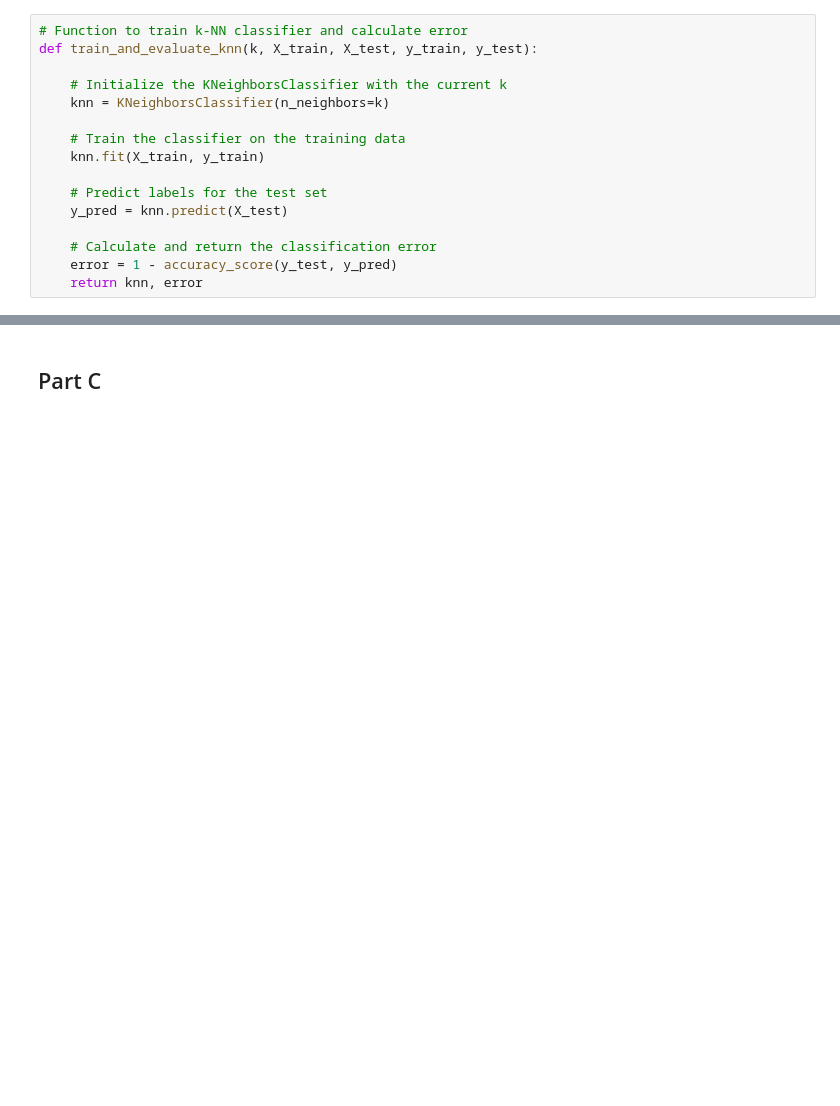
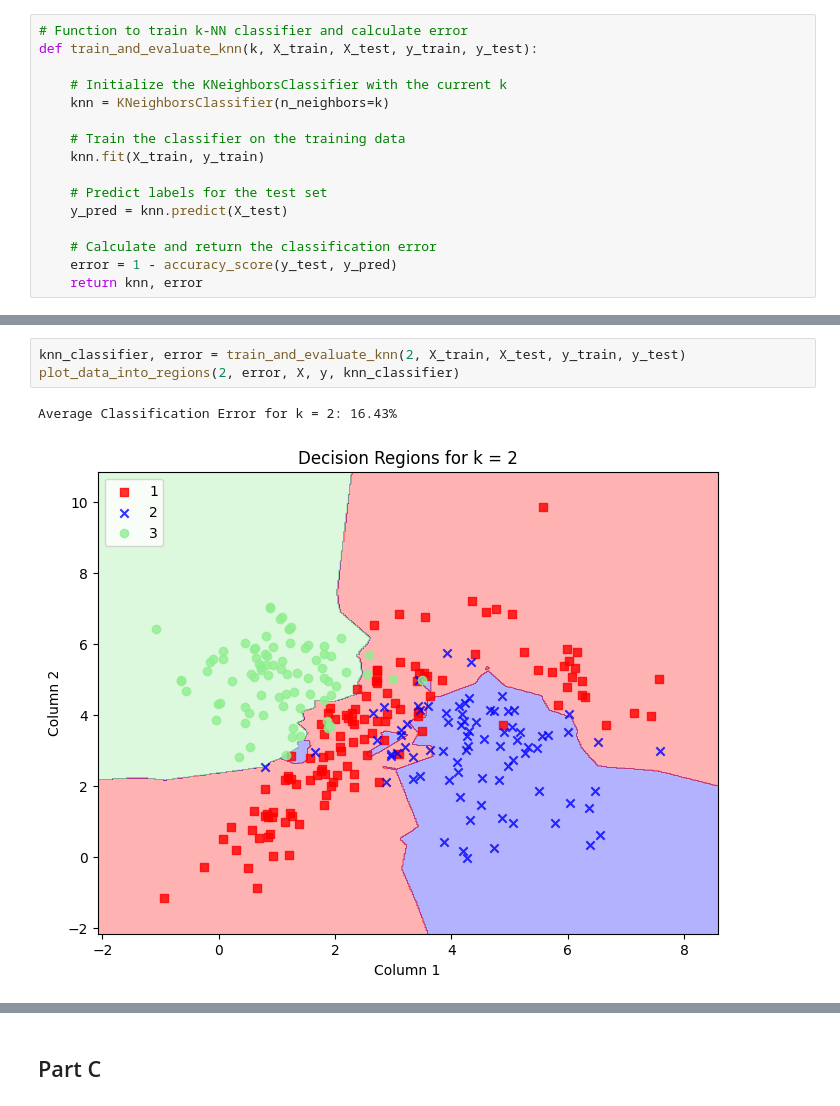
Before and after one commit to Elemxm/Pattern-Recognition, a Jupyter notebook: svm.ipynb, the cells around one changed output, grey strips where cells are left out. Drawn from its saved outputs; the diff is of its cells as text; blank space fills up the shorter version.

```diff
--- a/svm.ipynb
+++ b/svm.ipynb
@@ -45,0 +116,6 @@ def train_and_evaluate_knn(k, X_train, X_test, y_train, y_test):
+# %%
+knn_classifier, error = train_and_evaluate_knn(2, X_train, X_test, y_train, y_test)
+plot_data_into_regions(2, error, X, y, knn_classifier)
+# %% [output]
+Average Classification Error for k = 2: 16.43%
+[figure, added]
```
Also changed, not shown: parts of 19 cells of this notebook.
